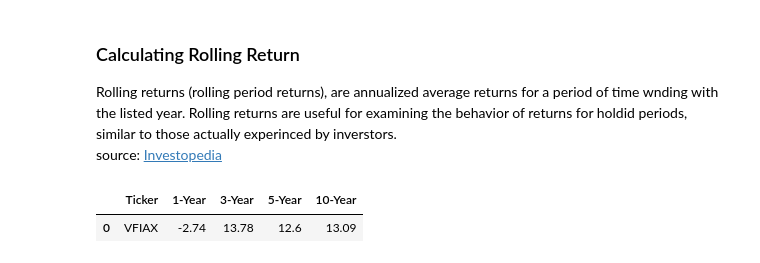
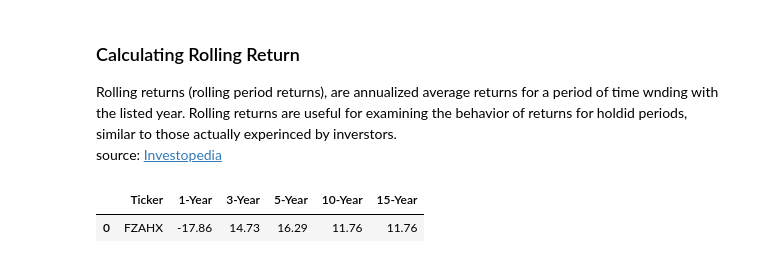
Before and after one commit to cerdamario13/market_analysis, a Jupyter notebook: mutual_fund_calculator.ipynb, the cells around one changed output. Drawn from its saved outputs; the diff is of its cells as text; code cells hidden in the pictures.

```diff
--- a/mutual_fund_calculator.ipynb
+++ b/mutual_fund_calculator.ipynb
@@ -15,7 +15,7 @@ First, we need to find the historical performance of the fund. To get historical
 First, lets import the data for a mutal fund. <br>
 We will only be working with closing values
 # %%
-ticker = 'VFIAX'
+ticker = 'FZAHX'
 fund = pdr.get_data_yahoo(ticker,
                           start=datetime.datetime(2000, 1, 1),
                           end=datetime.date.today())
@@ -74,12 +134,13 @@ source: [Investopedia](https://www.investopedia.com/terms/r/rollingreturns.asp)
 # %%
 # More information on arr
 arr_1 = round(yrr[-1], 2)
 arr_3 = round(sum(yrr[-3:])/len(yrr[-3:]), 2)
 arr_5 = round(sum(yrr[-5:])/len(yrr[-5:]), 2)
 arr_10 = round(sum(yrr[-10:])/len(yrr[-10:]), 2)
-data = [{'Ticker': ticker ,'1-Year': arr_1, '3-Year': arr_3, '5-Year': arr_5, '10-Year': arr_10}]
+arr_15 = round(sum(yrr[-15:])/len(yrr[-10:]), 2)
+data = [{'Ticker': ticker ,'1-Year': arr_1, '3-Year': arr_3, '5-Year': arr_5, '10-Year': arr_10, '15-Year' : arr_15}]
 df1 = pd.DataFrame(data)
 df1
 # %% [output]
-|  | Ticker | 1-Year | 3-Year | 5-Year | 10-Year |
-| 0 | VFIAX | -2.74 | 13.78 | 12.6 | 13.09 |
+|  | Ticker | 1-Year | 3-Year | 5-Year | 10-Year | 15-Year |
+| 0 | FZAHX | -17.86 | 14.73 | 16.29 | 11.76 | 11.76 |
```
Also changed, not shown: parts of 7 cells of this notebook.
